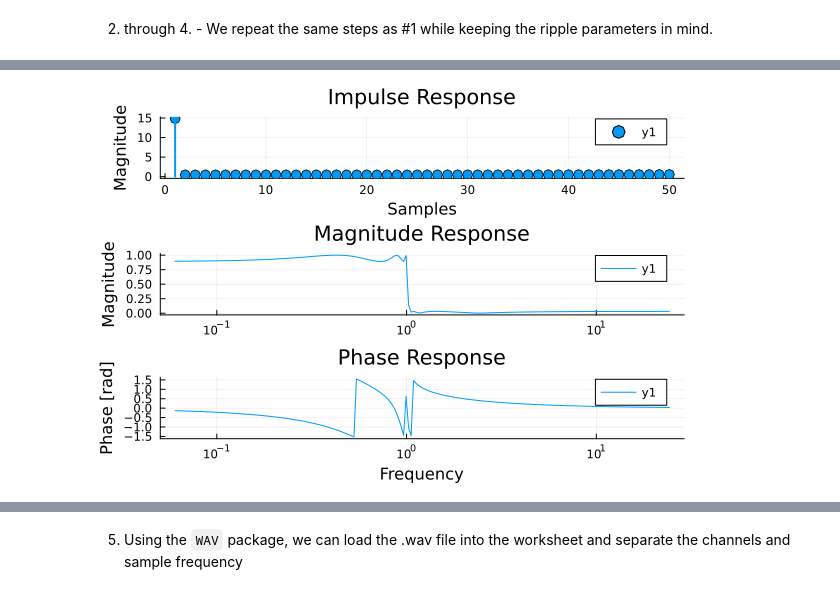
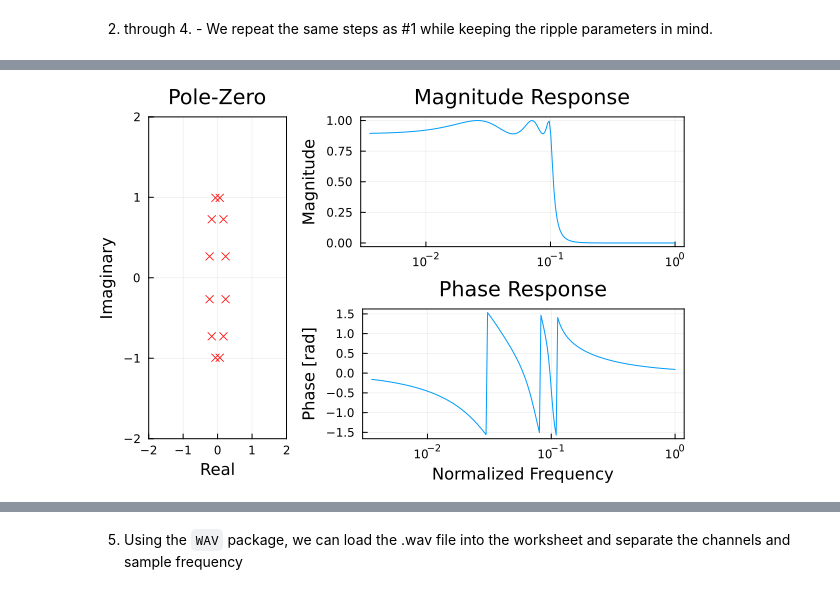
Before and after one commit to trevorolsson/DSP-Projects, a Jupyter notebook: Project 5/Project5.ipynb, the cells around one changed output, grey strips where cells are left out. Saved outputs shown, nothing was run; the diff lists cells and outputs as text; code cells hidden in the pictures.

```diff
--- a/Project 5/Project5.ipynb
+++ b/Project 5/Project5.ipynb
@@ -95,20 +66,5 @@ plot(p0, p1, p2, layout=(3,1))
-# %%
-ef = Elliptic(6,1,30)
-h, w = freqresp(ef)
-
-filt_ef = filt(h,w,x)
-mag = abs.(h)
-phase = atan.(imag.(h)./real.(h))
-
-p0 = plot(abs.(filt_ef), title="Impulse Response", lines=:stem, marker=:o, markersize=5, linewidth=2)
-yaxis!("Magnitude")
-xaxis!("Samples")
-p1 = plot(w, mag, title="Magnitude Response", xaxis=:log)
-yaxis!("Magnitude")
-p2 = plot(w, phase, title="Phase Response", xaxis=:log)
-yaxis!("Phase [rad]")
-xaxis!("Frequency")
-
-plot(p0, p1, p2, layout=(3,1))
-# %% [output]
-[figure, removed]
+# %%
+c1f = Chebyshev1(6, 1)
+plots(c1f, freqresp(c1f))
+# %% [output]
+[figure, added]
```
Also changed, not shown: parts of 20 cells of this notebook.
